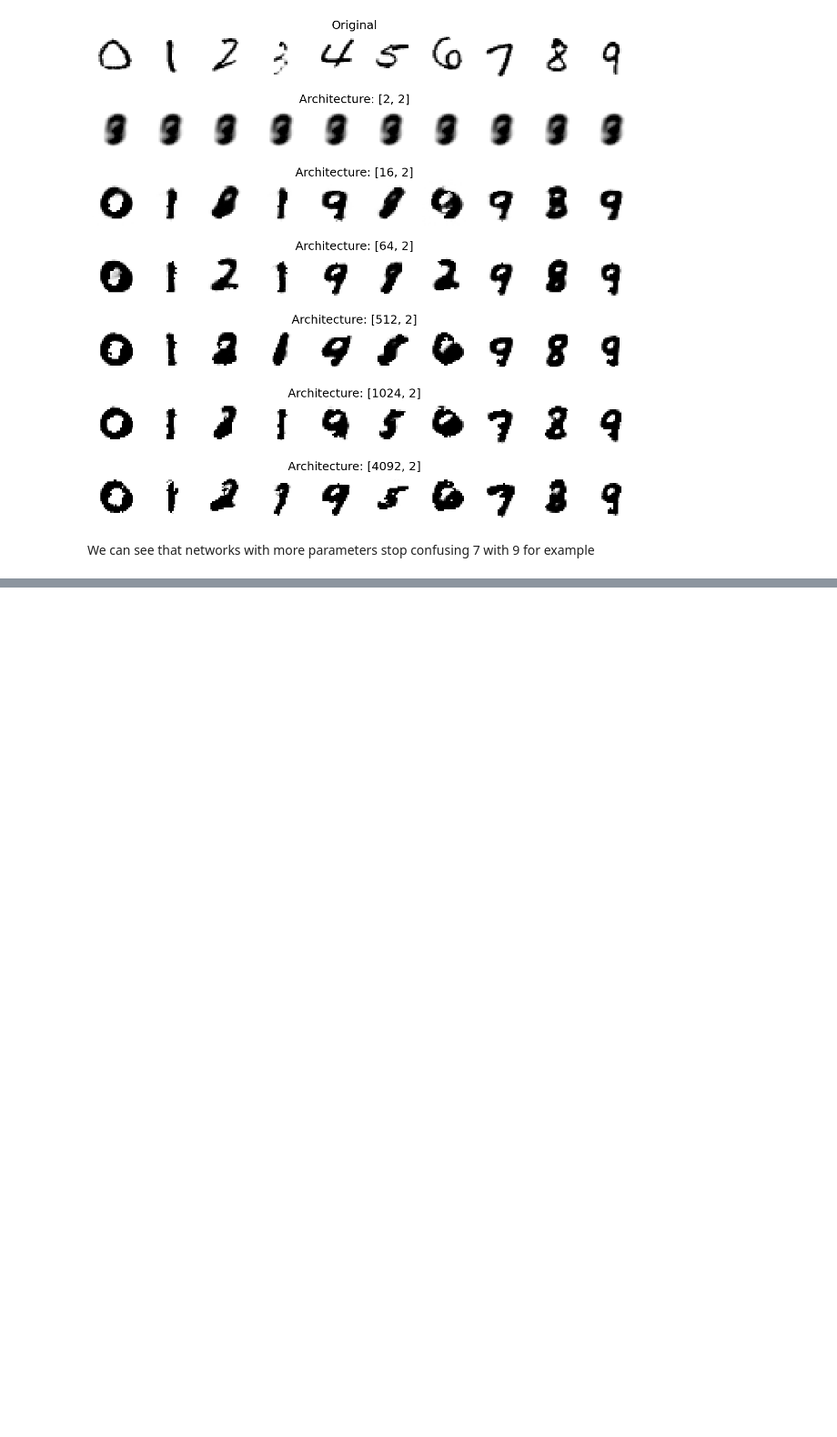
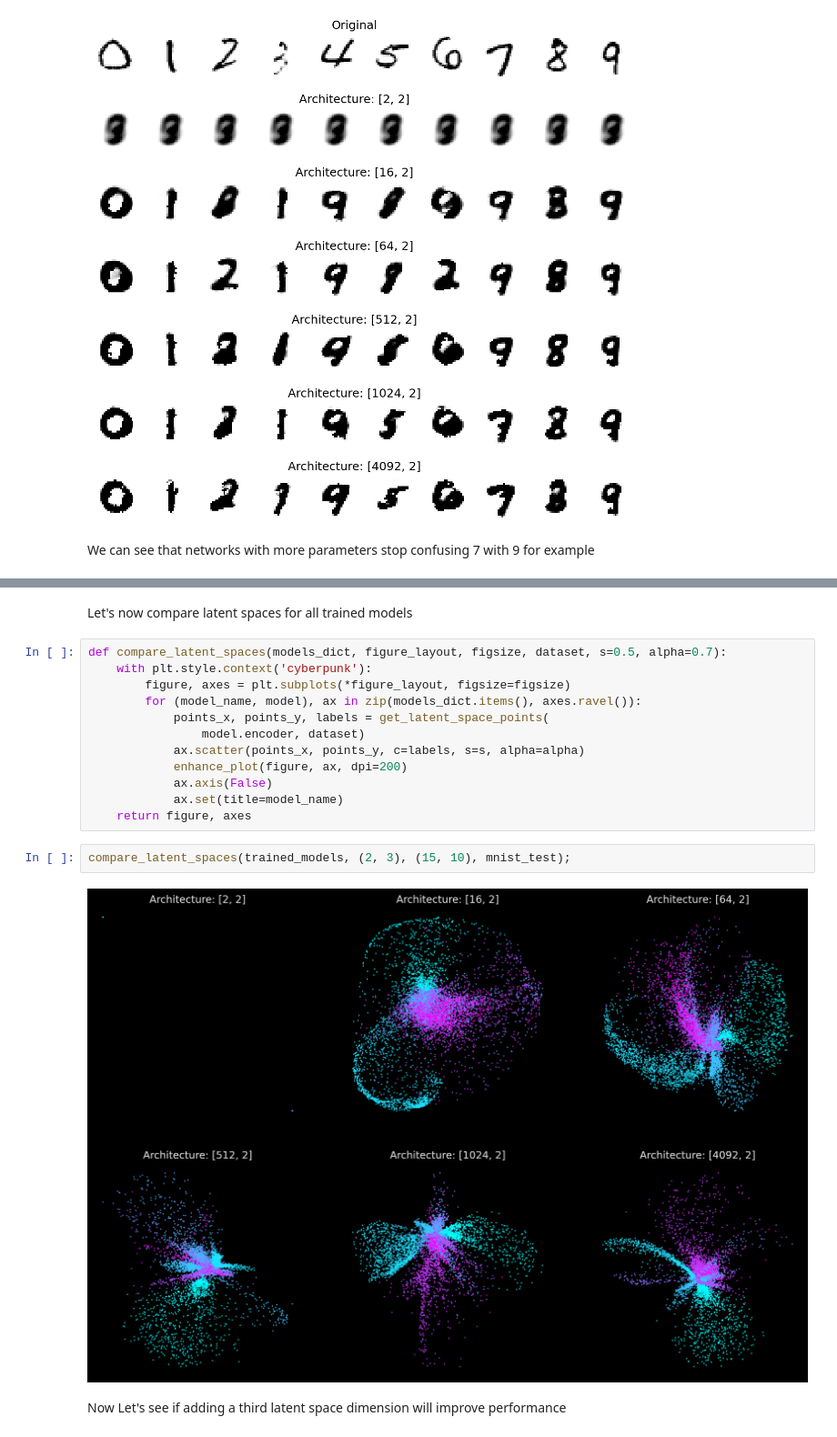
Before and after one commit to Yolonek/MachineLearningApplications, a Jupyter notebook: 09.Autoencoder/9.1-Autoencoders.ipynb, the cells around one changed output, grey strips where cells are left out. Shown at 91% size. Cells and saved outputs as stored; diff of their text form; blank space fills up the shorter version.

```diff
--- a/09.Autoencoder/9.1-Autoencoders.ipynb
+++ b/09.Autoencoder/9.1-Autoencoders.ipynb
@@ -389,0 +420,20 @@ We can see that networks with more parameters stop confusing 7 with 9 for exampl
+# %% [markdown]
+Let's now compare latent spaces for all trained models
+# %%
+def compare_latent_spaces(models_dict, figure_layout, figsize, dataset, s=0.5, alpha=0.7):
+    with plt.style.context('cyberpunk'):
+        figure, axes = plt.subplots(*figure_layout, figsize=figsize)
+        for (model_name, model), ax in zip(models_dict.items(), axes.ravel()):
+            points_x, points_y, labels = get_latent_space_points(
+                model.encoder, dataset)
+            ax.scatter(points_x, points_y, c=labels, s=s, alpha=alpha)
+            enhance_plot(figure, ax, dpi=200)
+            ax.axis(False)
+            ax.set(title=model_name)
+    return figure, axes
+# %%
+compare_latent_spaces(trained_models, (2, 3), (15, 10), mnist_test);
+# %% [output]
+[figure, added]
+# %% [markdown]
+Now Let's see if adding a third latent space dimension will improve performance
```
Also changed, not shown: parts of 10 cells of this notebook, 1 other file.
